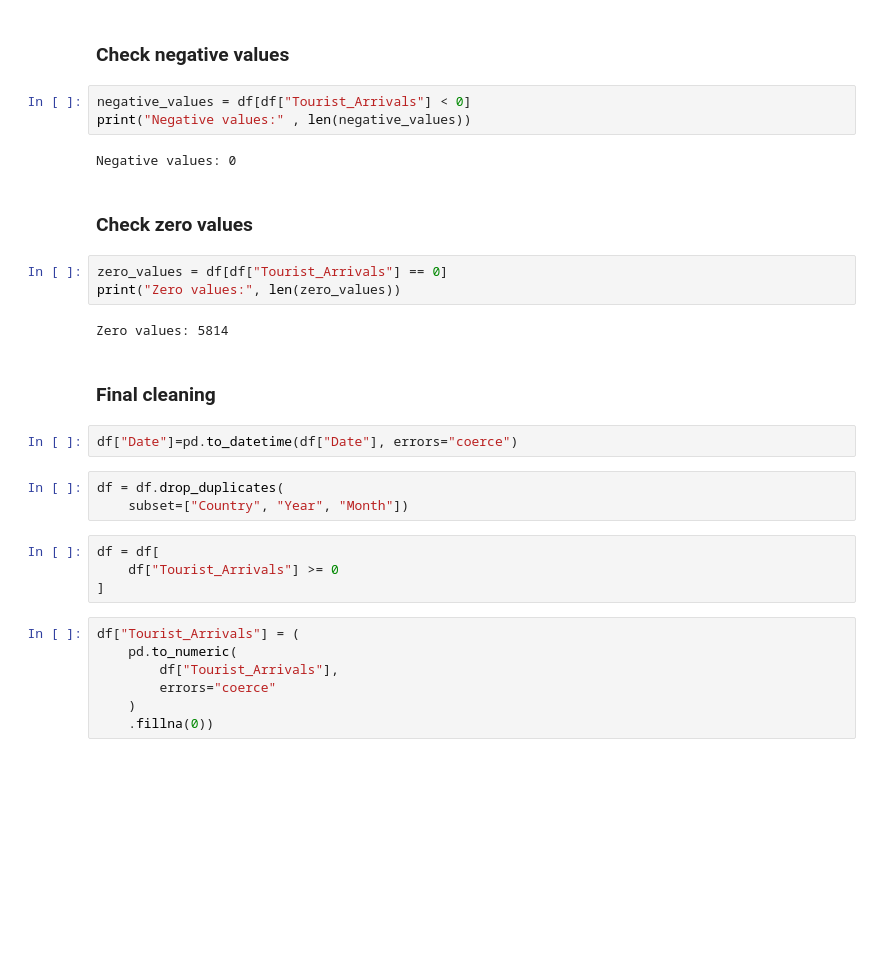
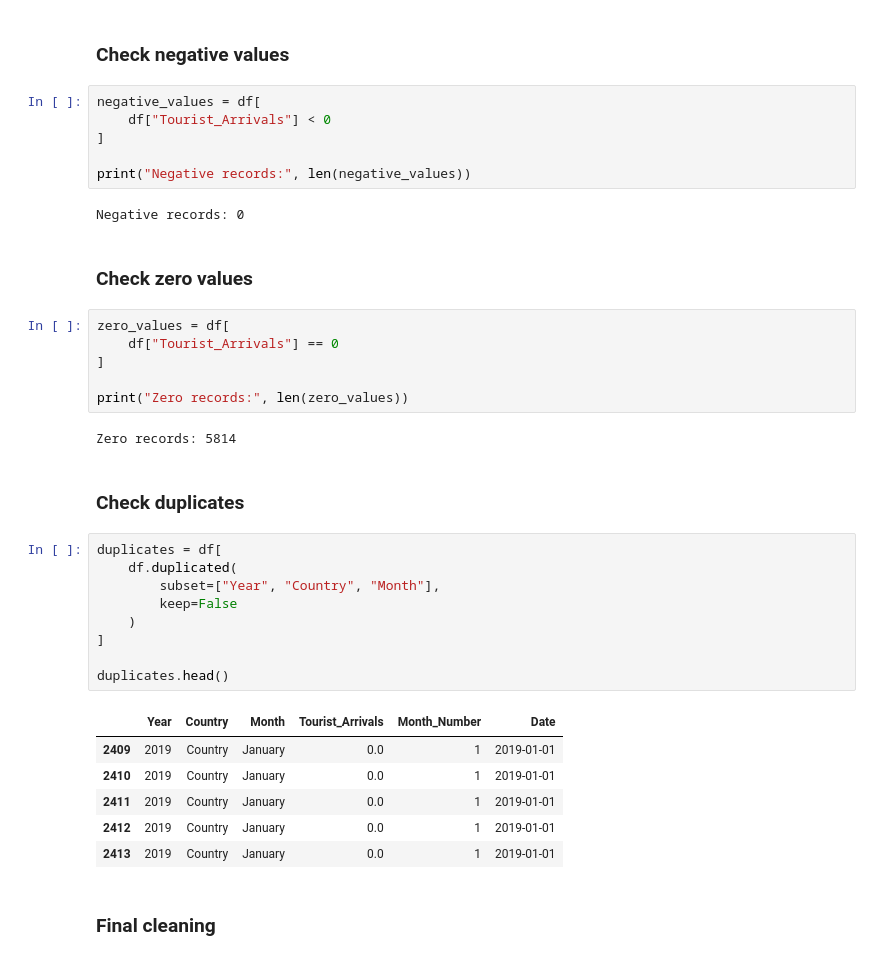
Before and after one commit to HimashMadushanka/Sri-Lanka-Tourism-Intelligence, a Jupyter notebook: notebooks/02_Data_Quality_and_Cleaning.ipynb, the cells around one changed output. Saved outputs shown, nothing was run; the diff lists cells and outputs as text; blank space fills up the shorter version.

```diff
--- a/notebooks/02_Data_Quality_and_Cleaning.ipynb
+++ b/notebooks/02_Data_Quality_and_Cleaning.ipynb
@@ -83,33 +51,41 @@ df.describe()
 # %% [markdown]
 ### Check negative values
 # %%
-negative_values = df[df["Tourist_Arrivals"] < 0]
-print("Negative values:" , len(negative_values))
+negative_values = df[
+    df["Tourist_Arrivals"] < 0
+]
+
+print("Negative records:", len(negative_values))
 # %% [output]
-Negative values: 0
+Negative records: 0
 # %% [markdown]
 ### Check zero values
 # %%
-zero_values = df[df["Tourist_Arrivals"] == 0]
-print("Zero values:", len(zero_values))
+zero_values = df[
+    df["Tourist_Arrivals"] == 0
+]
+
+print("Zero records:", len(zero_values))
 # %% [output]
-Zero values: 5814
+Zero records: 5814
+# %% [markdown]
+### Check duplicates
+# %%
+duplicates = df[
+    df.duplicated(
+        subset=["Year", "Country", "Month"],
+        keep=False
+    )
+]
+
+duplicates.head()
+# %% [output]
+|  | Year | Country | Month | Tourist_Arrivals | Month_Number | Date |
+| 2409 | 2019 | Country | January | 0.0 | 1 | 2019-01-01 |
+| 2410 | 2019 | Country | January | 0.0 | 1 | 2019-01-01 |
+| 2411 | 2019 | Country | January | 0.0 | 1 | 2019-01-01 |
+| 2412 | 2019 | Country | January | 0.0 | 1 | 2019-01-01 |
+| 2413 | 2019 | Country | January | 0.0 | 1 | 2019-01-01 |
 # %% [markdown]
 ### Final cleaning
-# %%
-df["Date"]=pd.to_datetime(df["Date"], errors="coerce")
-# %%
-df = df.drop_duplicates(
-    subset=["Country", "Year", "Month"])
-# %%
-df = df[
-    df["Tourist_Arrivals"] >= 0
-]
-# %%
-df["Tourist_Arrivals"] = (
-    pd.to_numeric(
-        df["Tourist_Arrivals"],
-        errors="coerce"
-    )
-    .fillna(0))
 # %%
```
Also changed, not shown: parts of 9 cells of this notebook, 36 other files.
